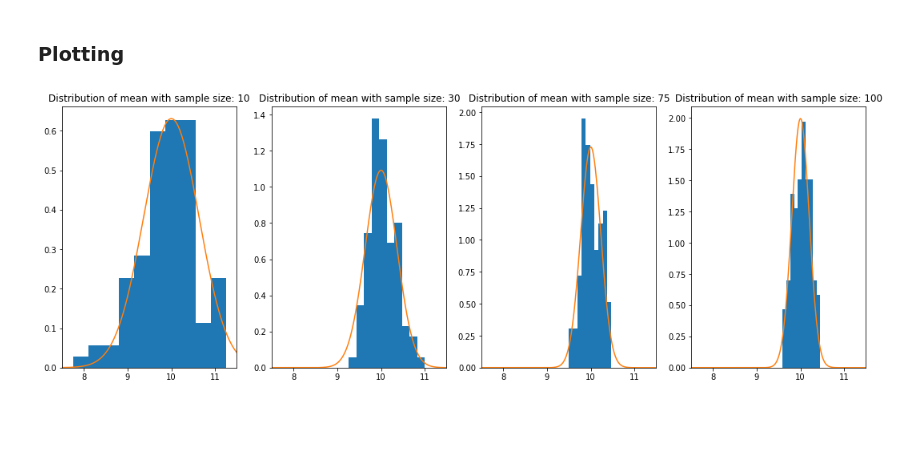
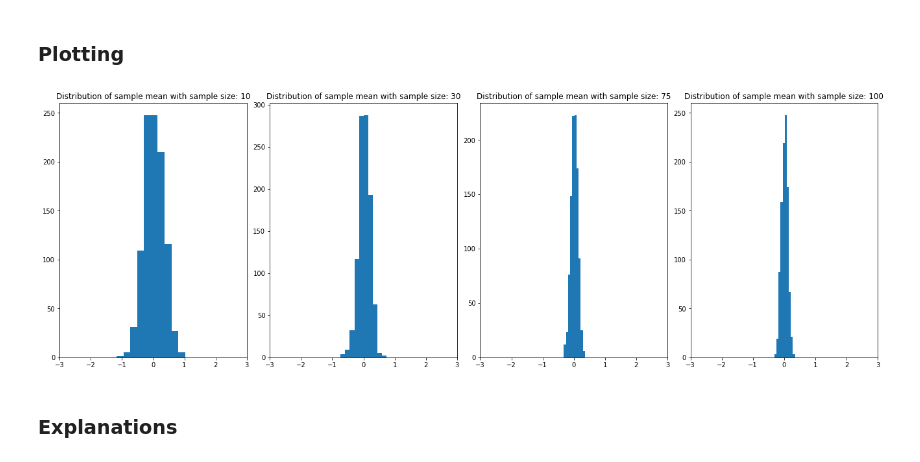
Before and after one commit to calinanca99/stats1-ebe, a Jupyter notebook: 5a.ipynb, the cells around one changed output. Saved outputs shown, nothing was run; the diff lists cells and outputs as text; code cells hidden in the pictures; blank space fills up the shorter version.

```diff
--- a/5a.ipynb
+++ b/5a.ipynb
@@ -65,16 +141,16 @@ output = None
 # %% [markdown]
 ### Generating random numbers
 # %%
-# Parameters for the population
+# Parameters for the population; assume that the whole population contains 1000 values
 population_size = 1000
-mu = 10
-sigma = 2
+mu = 0
+sigma = 1
 
 # Generating the values of the population
 population_values = stats.norm.rvs(loc = mu, scale = sigma, size = population_size)
 
 # Sampling 1000 times samples of size n, where n = 10, 15, 30, 50, 100, from the population and computing the mean
-simulations = 100
+simulations = 1000
 ns = [10, 30, 75, 100]
 
 # sample_means is a matrix with n rows and m columns, where
@@ -88,15 +164,13 @@ for i in range(len(ns)):
 # %% [markdown]
 ### Plotting
 # %%
-fig, ax = plt.subplots(nrows = 1, ncols = len(ns), figsize = (18, 6))
+fig, ax = plt.subplots(nrows = 1, ncols = len(ns), figsize = (18, 6), constrained_layout = True)
 
 for i in range(len(ns)):
-    ax[i].hist(sample_means[i, :], density = True)
-    ax[i].set_xlim([7.5, 11.5])
-    # Overlap a normal distribution
-    x = np.linspace(5, 15, 1000)
-    y = stats.norm.pdf(x, loc = mu, scale = (sigma / math.sqrt(ns[i])))
-    ax[i].plot(x, y)
-    ax[i].set_title(f"Distribution of mean with sample size: {ns[i]}")
+    ax[i].hist(sample_means[i, :])
+    ax[i].set_xlim([mu - 3 * sigma, mu + 3 * sigma])
+    ax[i].set_title(f"Distribution of sample mean with sample size: {ns[i]}")
 # %% [output]
-[figure, old version]
+[figure, new version]
+# %% [markdown]
+### Explanations
```
Also changed, not shown: parts of 16 cells of this notebook.
